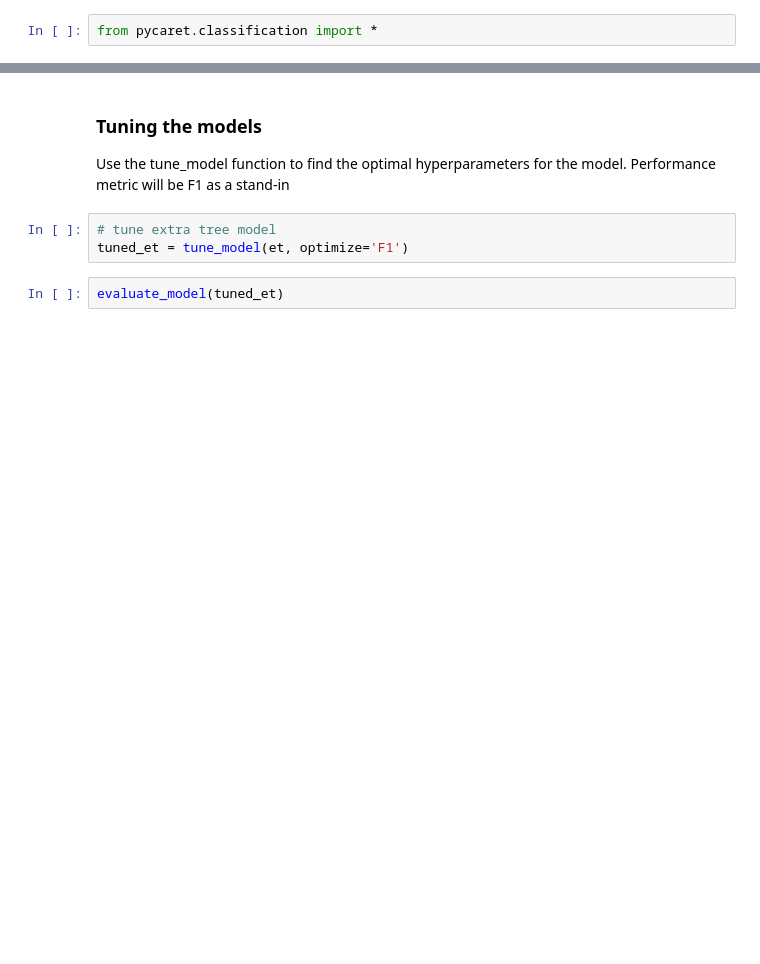
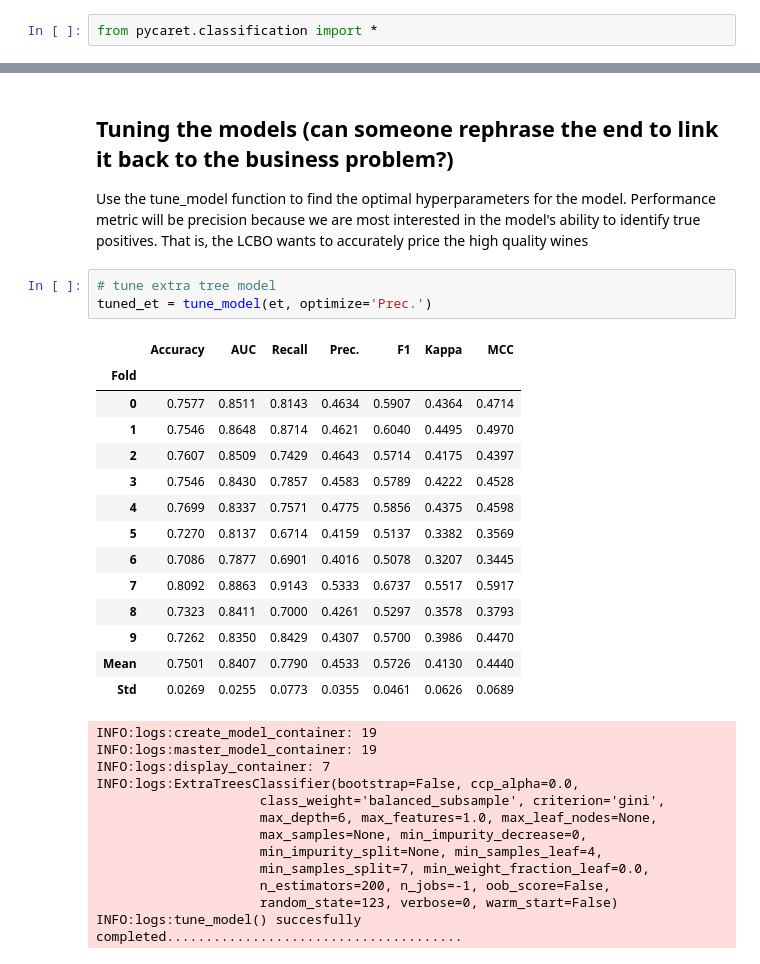
Before and after one commit to aminar034/ml1000-p1, a Jupyter notebook: Project1_wine_classification.ipynb, the cells around one changed output, grey strips where cells are left out. Cells and saved outputs as stored; diff of their text form; blank space fills up the shorter version.

```diff
--- a/Project1_wine_classification.ipynb
+++ b/Project1_wine_classification.ipynb
@@ -269,9 +508,34 @@ lgb = create_model('lightgbm')
 # %% [markdown]
-### Tuning the models
+## Tuning the models (can someone rephrase the end to link it back to the business problem?)
 
-Use the tune_model function to find the optimal hyperparameters for the model. Performance metric will be F1 as a stand-in
+Use the tune_model function to find the optimal hyperparameters for the model. Performance metric will be precision because we are most interested in the model's ability to identify true positives. That is, the LCBO wants to accurately price the high quality wines
 # %%
 # tune extra tree model
-tuned_et = tune_model(et, optimize='F1')
+tuned_et = tune_model(et, optimize='Prec.')
+# %% [output]
+|  | Accuracy | AUC | Recall | Prec. | F1 | Kappa | MCC |
+| Fold |  |  |  |  |  |  |  |
+| 0 | 0.7577 | 0.8511 | 0.8143 | 0.4634 | 0.5907 | 0.4364 | 0.4714 |
+| 1 | 0.7546 | 0.8648 | 0.8714 | 0.4621 | 0.6040 | 0.4495 | 0.4970 |
+| 2 | 0.7607 | 0.8509 | 0.7429 | 0.4643 | 0.5714 | 0.4175 | 0.4397 |
+| 3 | 0.7546 | 0.8430 | 0.7857 | 0.4583 | 0.5789 | 0.4222 | 0.4528 |
+| 4 | 0.7699 | 0.8337 | 0.7571 | 0.4775 | 0.5856 | 0.4375 | 0.4598 |
+| 5 | 0.7270 | 0.8137 | 0.6714 | 0.4159 | 0.5137 | 0.3382 | 0.3569 |
+| 6 | 0.7086 | 0.7877 | 0.6901 | 0.4016 | 0.5078 | 0.3207 | 0.3445 |
+| 7 | 0.8092 | 0.8863 | 0.9143 | 0.5333 | 0.6737 | 0.5517 | 0.5917 |
+| 8 | 0.7323 | 0.8411 | 0.7000 | 0.4261 | 0.5297 | 0.3578 | 0.3793 |
+| 9 | 0.7262 | 0.8350 | 0.8429 | 0.4307 | 0.5700 | 0.3986 | 0.4470 |
+| Mean | 0.7501 | 0.8407 | 0.7790 | 0.4533 | 0.5726 | 0.4130 | 0.4440 |
+| Std | 0.0269 | 0.0255 | 0.0773 | 0.0355 | 0.0461 | 0.0626 | 0.0689 |
+INFO:logs:create_model_container: 19
+INFO:logs:master_model_container: 19
+INFO:logs:display_container: 7
+INFO:logs:ExtraTreesClassifier(bootstrap=False, ccp_alpha=0.0,
+                     class_weight='balanced_subsample', criterion='gini',
+                     max_depth=6, max_features=1.0, max_leaf_nodes=None,
+                     max_samples=None, min_impurity_decrease=0,
+                     min_impurity_split=None, min_samples_leaf=4,
+                     min_samples_split=7, min_weight_fraction_leaf=0.0,
+                     n_estimators=200, n_jobs=-1, oob_score=False,
+                     random_state=123, verbose=0, warm_start=False)
+INFO:logs:tune_model() succesfully completed......................................
-# %%
-evaluate_model(tuned_et)
```
Also changed, not shown: parts of 68 cells of this notebook.
